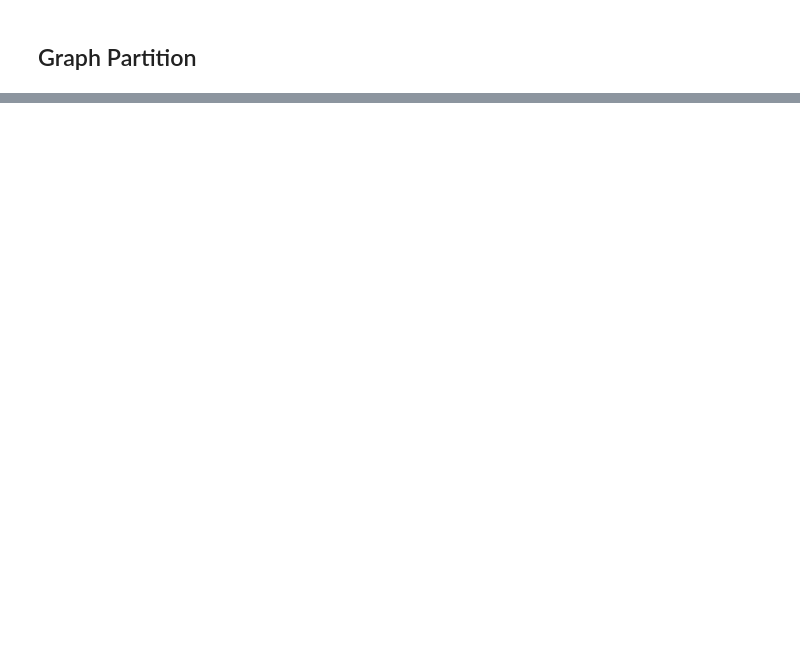
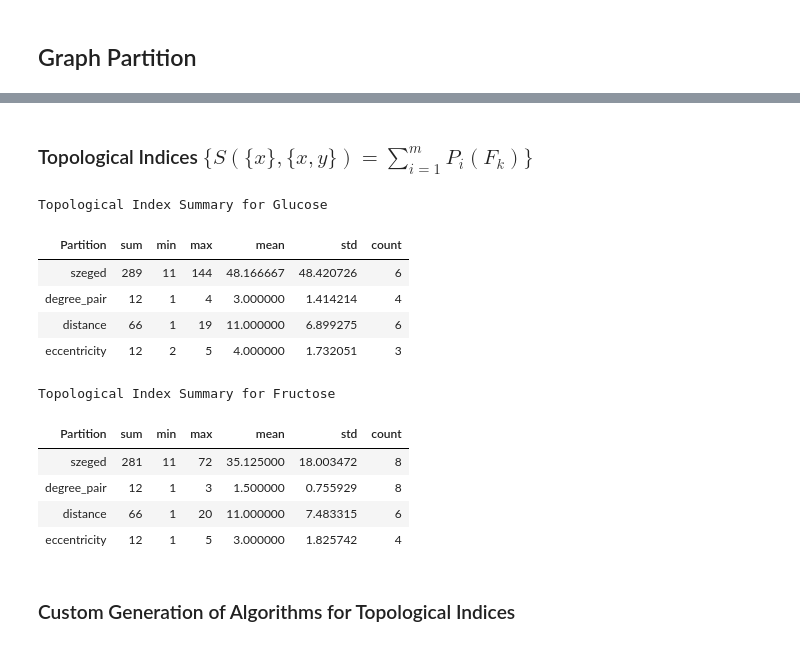
Before and after one commit to fresnel-uv/topological_polynomials, a Jupyter notebook: graph_polynomials/graph_polynomials_rev.ipynb, the cells around one changed output, grey strips where cells are left out. Drawn from its saved outputs; the diff is of its cells as text; code cells hidden in the pictures; blank space fills up the shorter version.

```diff
--- a/graph_polynomials/graph_polynomials_rev.ipynb
+++ b/graph_polynomials/graph_polynomials_rev.ipynb
@@ -1203,0 +1434,2 @@ GraphPartitionBatch("benzene", "degree, eccentricity").display_all_latex()
+# %% [markdown]
+### Topological Indices $\{S(\{x\},\{x,y\}) = \sum_{i =1}^m P_i (F_k) \}$
@@ -1203,0 +1486,17 @@ GraphPartitionBatch("benzene", "degree, eccentricity").display_all_latex()
+# %%
+TIbatch("glucose, fructose", "szeged, degree_pair, distance, eccentricity").display()
+# %% [output]
+Topological Index Summary for Glucose
+| Partition | sum | min | max | mean | std | count |
+| szeged | 289 | 11 | 144 | 48.166667 | 48.420726 | 6 |
+| degree_pair | 12 | 1 | 4 | 3.000000 | 1.414214 | 4 |
+| distance | 66 | 1 | 19 | 11.000000 | 6.899275 | 6 |
+| eccentricity | 12 | 2 | 5 | 4.000000 | 1.732051 | 3 |
+Topological Index Summary for Fructose
+| Partition | sum | min | max | mean | std | count |
+| szeged | 281 | 11 | 72 | 35.125000 | 18.003472 | 8 |
+| degree_pair | 12 | 1 | 3 | 1.500000 | 0.755929 | 8 |
+| distance | 66 | 1 | 20 | 11.000000 | 7.483315 | 6 |
+| eccentricity | 12 | 1 | 5 | 3.000000 | 1.825742 | 4 |
+# %% [markdown]
+### Custom Generation of Algorithms for Topological Indices
```
Also changed, not shown: parts of 17 cells of this notebook, 2 other files.
